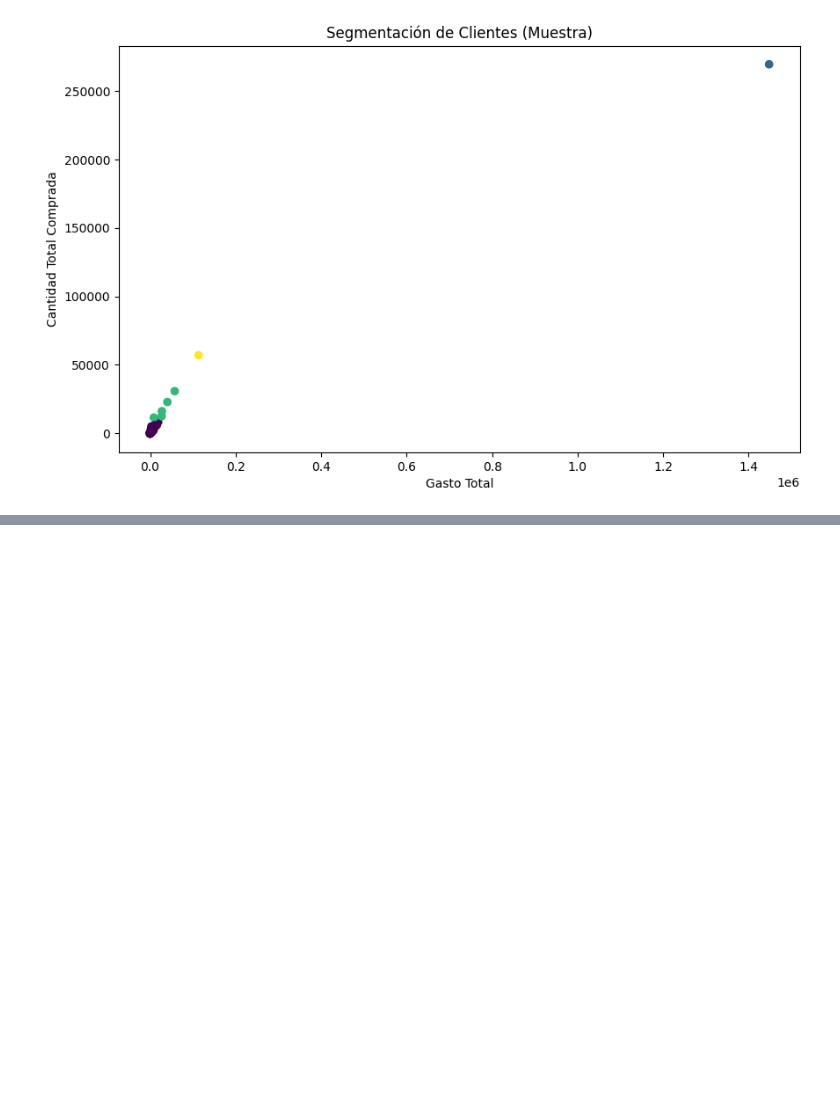
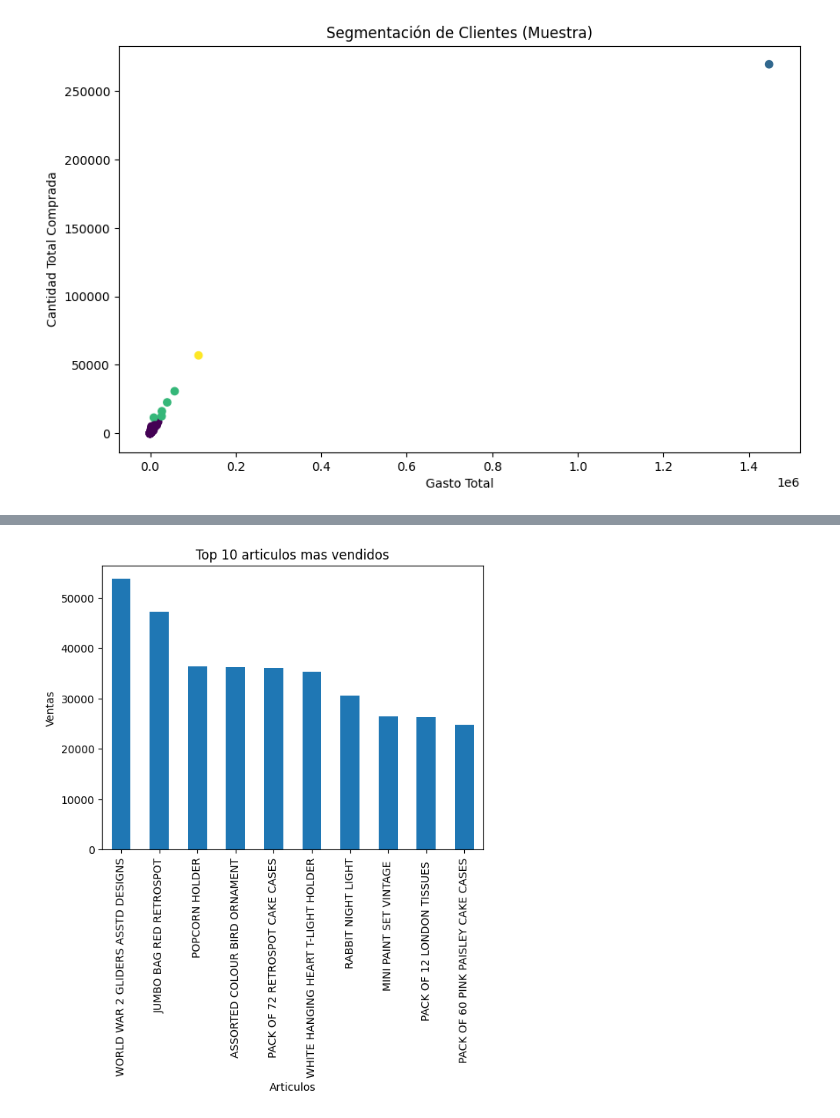
Before and after one commit to HidenLacan/Hackaton-data, a Jupyter notebook: hackhathon.ipynb, the cells around one changed output, grey strips where cells are left out. Cells and saved outputs as stored; diff of their text form; code cells hidden in the pictures; blank space fills up the shorter version.

```diff
--- a/hackhathon.ipynb
+++ b/hackhathon.ipynb
@@ -351,0 +340,8 @@ plt.show()
+# %%
+df['TOTAL_REVENUE'] = df['QUANTITY'] * df['UNIT_PRICE']
+
+df['MONTH'] = df['INVOICE_DATE'].dt.month
+df['YEAR'] = df['INVOICE_DATE'].dt.year
+df['DAY'] = df['INVOICE_DATE'].dt.day_of_week
+
+df.sample(10)
@@ -351,0 +365,8 @@ plt.show()
+# %%
+# ARTICULOS MAS VENDIDOS
+top_10_products = df.groupby('DESCRIPTION')['QUANTITY'].sum().sort_values(ascending=False).head(10)
+
+top_10_products.plot(kind="bar",x="DESCRIPTION",title="Top 10 articulos mas vendidos",ylabel="Ventas",xlabel="Articulos")
+plt.show()
+# %% [output]
+[figure, added]
```
Also changed, not shown: parts of 16 cells of this notebook.
